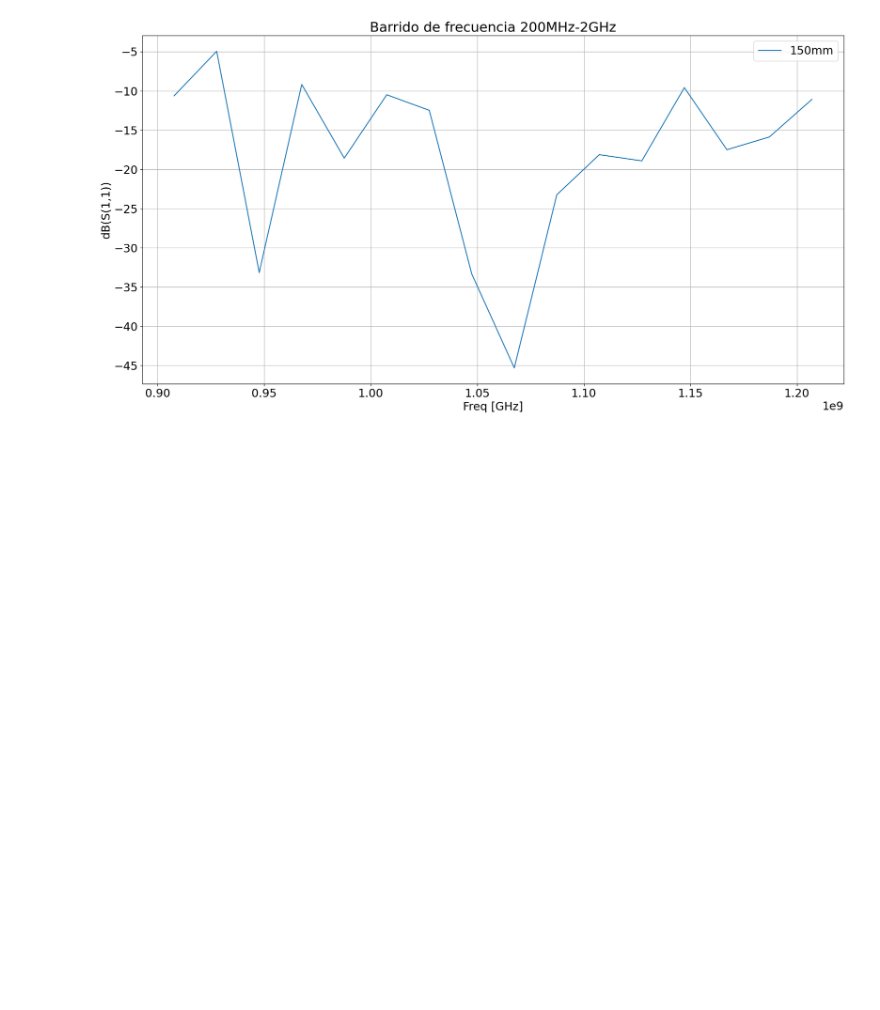
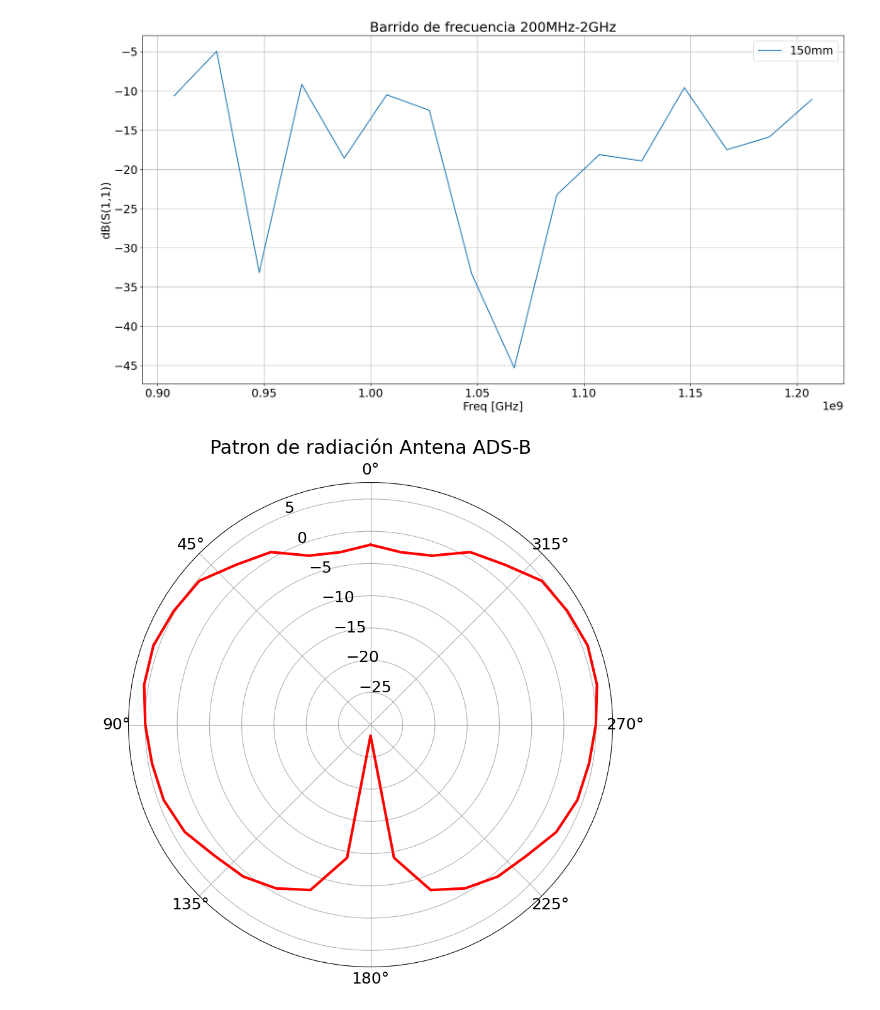
Before and after one commit to aitkenbug/shiny-funicular, a Jupyter notebook: Antenas/Graficos/graphs-tarea2.ipynb, the cells around one changed output. Drawn from its saved outputs; the diff is of its cells as text; code cells hidden in the pictures; blank space fills up the shorter version.

Commit message:
new graphs

```diff
--- a/Antenas/Graficos/graphs-tarea2.ipynb
+++ b/Antenas/Graficos/graphs-tarea2.ipynb
@@ -5,4 +5,5 @@ import pandas as pd
 # %%
 #import
 sparametro = pd.read_csv("C:\\Users\\kabuto\\Documents\\Github\\shiny-funicular\\Antenas\\Graficos\\data\\spiders11.csv")
-sparametro
+hfield = pd.read_csv("C:\\Users\\kabuto\\Documents\\Github\\shiny-funicular\\Antenas\\Graficos\\data\\Hfieldspider.csv")
+efield = pd.read_csv("C:\\Users\\kabuto\\Documents\\Github\\shiny-funicular\\Antenas\\Graficos\\data\\Efieldspider.csv")
@@ -62,2 +25,21 @@ plt.savefig("Barrido de frecuencia 200MHz-2GHz.png")
 # %% [output]
 [figure]
+# %%
+def to_rad(deg):
+    rad1 = []
+    for i in deg:
+        rad1.append(i*0.017453)
+    return rad1
+# %%
+plt.figure(figsize=(10,10))
+ax = plt.subplot(111, polar=True)
+ax.plot(to_rad(hfield['grad']), hfield['dB'], color='r', linewidth=3)
+ax.grid(True)
+ax.set_theta_zero_location('N')
+# ax.set_yticks(np.array([-60,-50,-40,-30,-20,-10,0]))
+# ax.set_yticklabels(["-60dB","-50dB","-40dB","-30dB","-20dB","-10dB","0dB"])
+ax.set_title("Patron de radiación Antena ADS-B", va='bottom')
+plt.savefig('radiaton-pattern-h.png')
+plt.show()
+# %% [output]
+[figure, added]
```
Also changed, not shown: parts of 4 cells of this notebook.
